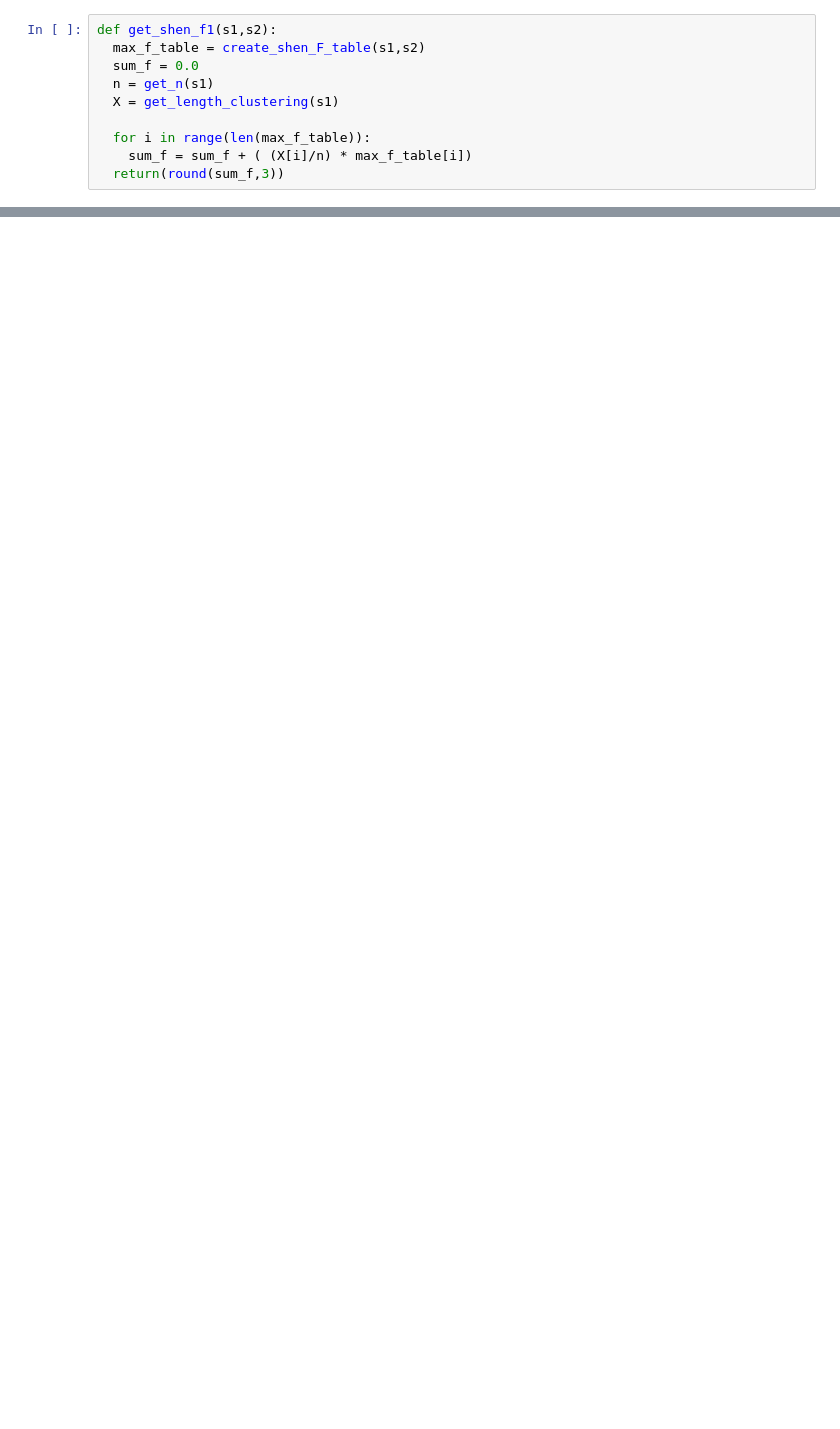
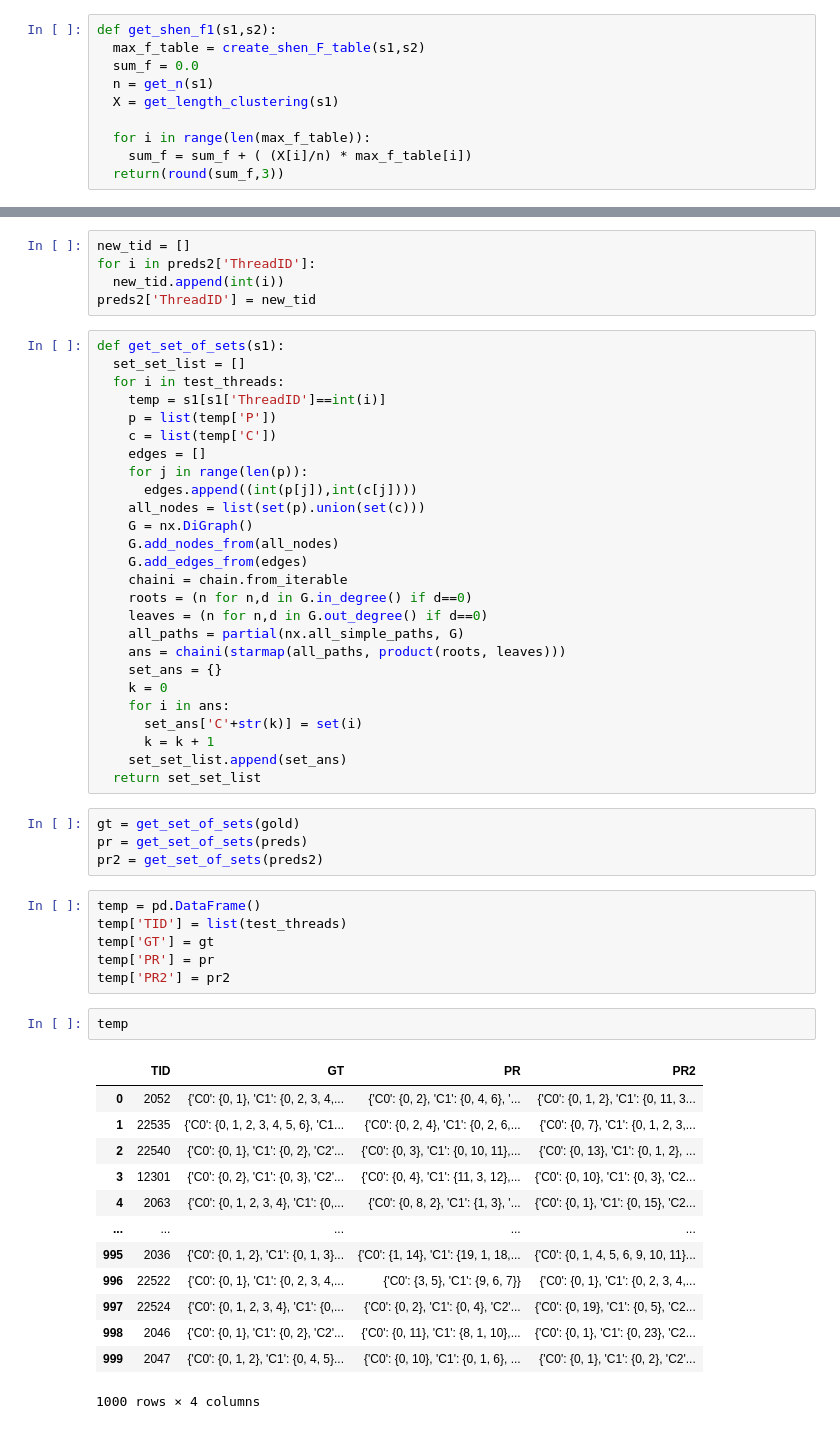
Before and after one commit to anandraiyer/access_forums_eval, a Jupyter notebook: testing_framework.ipynb, the cells around one changed output, grey strips where cells are left out. Drawn from its saved outputs; the diff is of its cells as text; blank space fills up the shorter version.

```diff
--- a/testing_framework.ipynb
+++ b/testing_framework.ipynb
@@ -362,0 +526,57 @@ print(VI, one_one, omega,shen_f1)
+# %%
+new_tid = []
+for i in preds2['ThreadID']:
+  new_tid.append(int(i))
+preds2['ThreadID'] = new_tid
+# %%
+def get_set_of_sets(s1):
+  set_set_list = []
+  for i in test_threads:
+    temp = s1[s1['ThreadID']==int(i)]
+    p = list(temp['P'])
+    c = list(temp['C'])
+    edges = []
+    for j in range(len(p)):
+      edges.append((int(p[j]),int(c[j])))
+    all_nodes = list(set(p).union(set(c)))
+    G = nx.DiGraph()
+    G.add_nodes_from(all_nodes)
+    G.add_edges_from(edges)
+    chaini = chain.from_iterable
+    roots = (n for n,d in G.in_degree() if d==0)
+    leaves = (n for n,d in G.out_degree() if d==0)
+    all_paths = partial(nx.all_simple_paths, G)
+    ans = chaini(starmap(all_paths, product(roots, leaves)))
+    set_ans = {}
+    k = 0
+    for i in ans:
+      set_ans['C'+str(k)] = set(i)
+      k = k + 1
+    set_set_list.append(set_ans)
+  return set_set_list
+# %%
+gt = get_set_of_sets(gold)
+pr = get_set_of_sets(preds)
+pr2 = get_set_of_sets(preds2)
+# %%
+temp = pd.DataFrame()
+temp['TID'] = list(test_threads)
+temp['GT'] = gt
+temp['PR'] = pr
+temp['PR2'] = pr2
+# %%
+temp
+# %% [output]
+|  | TID | GT | PR | PR2 |
+| 0 | 2052 | {'C0': {0, 1}, 'C1': {0, 2, 3, 4,... | {'C0': {0, 2}, 'C1': {0, 4, 6}, '... | {'C0': {0, 1, 2}, 'C1': {0, 11, 3... |
+| 1 | 22535 | {'C0': {0, 1, 2, 3, 4, 5, 6}, 'C1... | {'C0': {0, 2, 4}, 'C1': {0, 2, 6,... | {'C0': {0, 7}, 'C1': {0, 1, 2, 3,... |
+| 2 | 22540 | {'C0': {0, 1}, 'C1': {0, 2}, 'C2'... | {'C0': {0, 3}, 'C1': {0, 10, 11},... | {'C0': {0, 13}, 'C1': {0, 1, 2}, ... |
+| 3 | 12301 | {'C0': {0, 2}, 'C1': {0, 3}, 'C2'... | {'C0': {0, 4}, 'C1': {11, 3, 12},... | {'C0': {0, 10}, 'C1': {0, 3}, 'C2... |
+| 4 | 2063 | {'C0': {0, 1, 2, 3, 4}, 'C1': {0,... | {'C0': {0, 8, 2}, 'C1': {1, 3}, '... | {'C0': {0, 1}, 'C1': {0, 15}, 'C2... |
+| ... | ... | ... | ... | ... |
+| 995 | 2036 | {'C0': {0, 1, 2}, 'C1': {0, 1, 3}... | {'C0': {1, 14}, 'C1': {19, 1, 18,... | {'C0': {0, 1, 4, 5, 6, 9, 10, 11}... |
+| 996 | 22522 | {'C0': {0, 1}, 'C1': {0, 2, 3, 4,... | {'C0': {3, 5}, 'C1': {9, 6, 7}} | {'C0': {0, 1}, 'C1': {0, 2, 3, 4,... |
+| 997 | 22524 | {'C0': {0, 1, 2, 3, 4}, 'C1': {0,... | {'C0': {0, 2}, 'C1': {0, 4}, 'C2'... | {'C0': {0, 19}, 'C1': {0, 5}, 'C2... |
+| 998 | 2046 | {'C0': {0, 1}, 'C1': {0, 2}, 'C2'... | {'C0': {0, 11}, 'C1': {8, 1, 10},... | {'C0': {0, 1}, 'C1': {0, 23}, 'C2... |
+| 999 | 2047 | {'C0': {0, 1, 2}, 'C1': {0, 4, 5}... | {'C0': {0, 10}, 'C1': {0, 1, 6}, ... | {'C0': {0, 1}, 'C1': {0, 2}, 'C2'... |
+1000 rows × 4 columns
```
Also changed, not shown: parts of 34 cells of this notebook.
